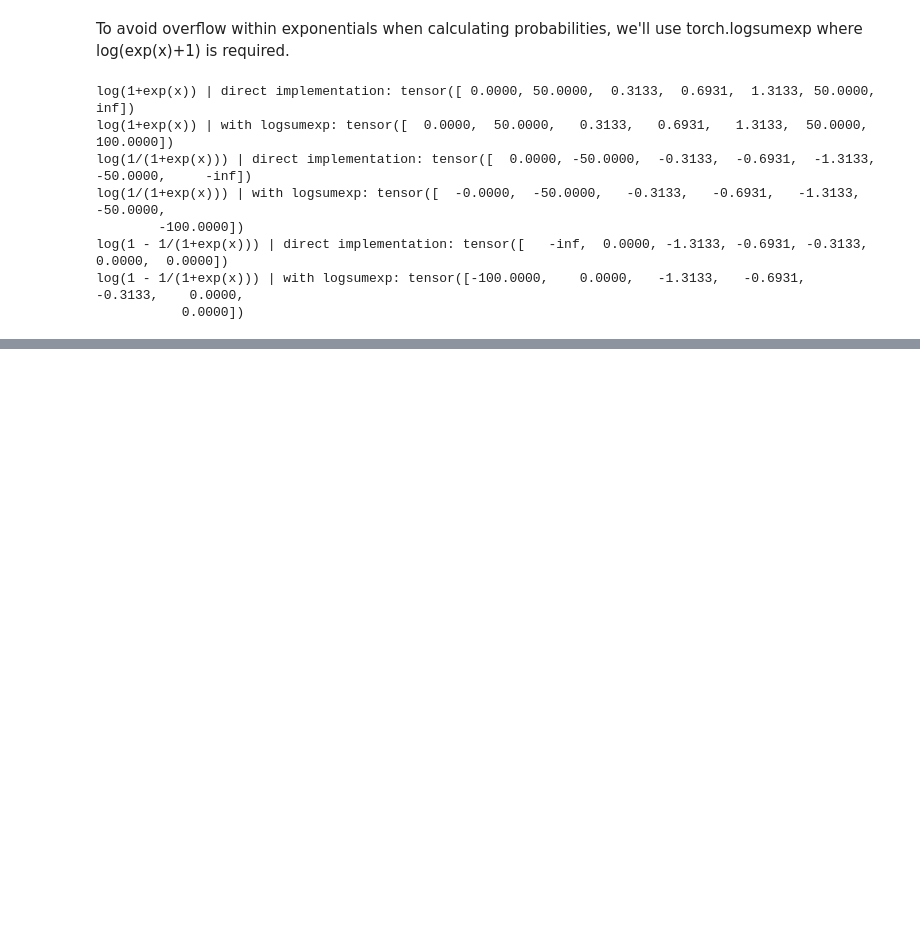
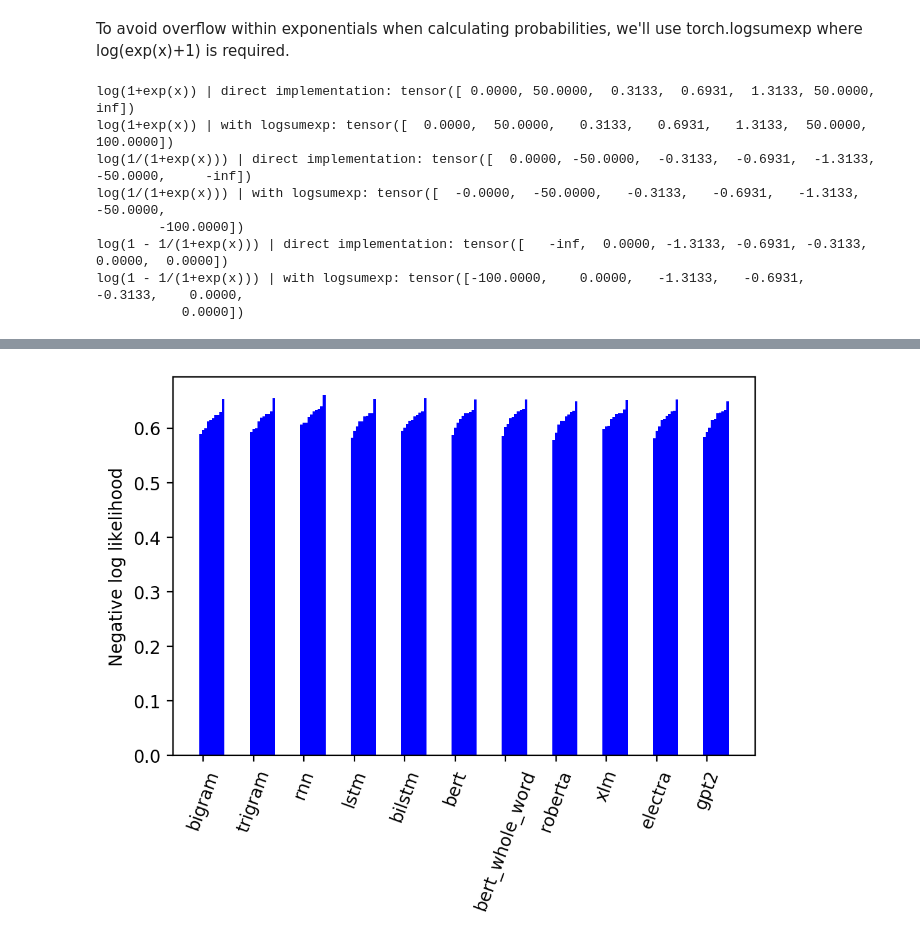
Before and after one commit to LpZamora/contstimlang, a Jupyter notebook: fit_model_parameters_vectorized.ipynb, the cells around one changed output, grey strips where cells are left out. Drawn from its saved outputs; the diff is of its cells as text; code cells hidden in the pictures; blank space fills up the shorter version.

```diff
--- a/fit_model_parameters_vectorized.ipynb
+++ b/fit_model_parameters_vectorized.ipynb
@@ -326,19 +358,19 @@ class SquashedSoftmax(ModelToHumanDecision):
 
 from collections import defaultdict
 
-gamma_boots=[]
 
-parameters={'squashes':minps,'gamma':10.0}
-model_class=FixedWidthSquashing
+
+# parameters={'squashes':minps,'gamma':10.0}
+# model_class=FixedWidthSquashing
 
 # parameters={'squashes':minps,'gamma':10.0,'width':np.ones(len(models))}
 # model_class=VariableWidthSquashing
 
-# parameters={'squashes':minps,'gamma':np.ones_like(minps)*10.0}
-# model_class=FixedWidthSquashingVariableGamma
+parameters={'squashes':minps,'gamma':np.ones_like(minps)*10.0}
+model_class=FixedWidthSquashingVariableGamma
 
 # parameters={'gamma':np.ones_like(minps)*10.0}
-# # model_class=VariableGammaNoSquash
+# model_class=VariableGammaNoSquash
 
 # parameters={'squashes':minps,'gamma':np.ones_like(minps)*10.0,'width':np.ones(len(models))}
 # model_class=VariableWidthSquashingVariableGamma
@@ -350,7 +382,7 @@ device='cpu'
 
 for boot in range(1):
 
-#    boots=np.random.choice(13, 13)
+    boots=np.random.choice(13, 13)
     boots=np.arange(13)
 
     fitset=[]
@@ -372,13 +404,14 @@ for boot in range(1):
     log_p1=defaultdict(list)
     log_p2=defaultdict(list)
     response_ind=defaultdict(list)
+
     for trial in fitset:
         model1_name=trial[0]
         log_p1[model1_name].append(trial[1])
         log_p2[model1_name].append(trial[2])
         response_ind[model1_name].append(trial[3])
 
-    for epoch in range(200): # for some models, one needs more than 200 epochs for convergence. I'd replace this loop with a convergence criterion.
+    for epoch in range(1000): # for some models, one needs more than 200 epochs for convergence. I'd replace this loop with a convergence criterion.
 
         loss = torch.tensor(0.,device=device,requires_grad = True)
 
@@ -387,7 +420,7 @@ for boot in range(1):
             log_p_sent=decision_model.decision_NLL(log_p1[model1_name],log_p2[model1_name],model=model1_name)
             take_by_2nd_dim=lambda x, idx: x[torch.arange(x.size(0)), idx]
             log_p_choice=take_by_2nd_dim(log_p_sent,response_ind[model1_name])
-            model_loss[i_model]=log_p_choice.sum()
+            model_loss[i_model]=log_p_choice.mean()
             loss=loss+model_loss[i_model]
 
         if epoch%90==0:
@@ -405,11 +438,18 @@ for boot in range(1):
     for i_model,model1_name in enumerate(models):
         print('{} {:.2f}'.format(model1_name,model_loss[i_model].item()))
 
-    squashes=decision_model.get_parameters()['squashes']
+    squashes=list(decision_model.parameters['squashes'].data.numpy())
+    gammas=list(decision_model.parameters['gamma'].data.numpy())
+    #gammas=float(decision_model.parameters['gamma'])
+
     if boot==0:
-        squash_boots=squashes
+        squash_boots=[squashes]
+        gamma_boots=[gammas]
+        losses=[[model_loss[i_model].item() for i_model in range(11)]]
     else:
-        squash_boots=np.concatenate((squash_boots,squashes),axis=0)
+        squash_boots.append(squashes)
+        gamma_boots.append(gammas)
+        losses.append([model_loss[i_model].item() for i_model in range(11)])
 # %% [output]
 0
 
@@ -574,24 +540,29 @@ squash_boots=squash_boots.T
 # %%
 #squash_boots=squash_boots.reshape([10,11])
 
 
 
 x=np.arange(11)*2
-plt.bar(x-0.2, maxps, width=0.1, color=[1,0,0])
+# plt.bar(x-0.2, maxps, width=0.1, color=[1,0,0])
 plt.bar(x-0.1, squash_boots[0], width=0.1, color=[0,0,1])
 plt.bar(x, squash_boots[1], width=0.1, color=[0,0,1])
 plt.bar(x+0.1, squash_boots[2], width=0.1, color=[0,0,1])
 plt.bar(x+0.2, squash_boots[3], width=0.1, color=[0,0,1])
 plt.bar(x+0.3, squash_boots[4], width=0.1, color=[0,0,1])
 plt.bar(x+0.4, squash_boots[5], width=0.1, color=[0,0,1])
 plt.bar(x+0.5, squash_boots[6], width=0.1, color=[0,0,1])
 plt.bar(x+0.6, squash_boots[7], width=0.1, color=[0,0,1])
 plt.bar(x+0.7, squash_boots[8], width=0.1, color=[0,0,1])
 plt.bar(x+0.8, squash_boots[9], width=0.1, color=[0,0,1])
-plt.bar(x+0.9, minps, width=0.1, color=[1,0,0])
+# plt.bar(x+0.9, minps, width=0.1, color=[1,0,0])
 
-plt.ylabel('Squash Thresholds')
+# plt.ylabel('Squash Thresholds')
+plt.ylabel('Negative log likelihood')
 plt.xticks(x,models,rotation=70)
 
+# plt.ylim([800,950])
+
 legs=['Min/Max baseline','Squash thresholds']
-plt.legend(legs,bbox_to_anchor=(1, 0.3, 0.2, 0.5))
+# plt.legend(legs,bbox_to_anchor=(1, 0.3, 0.2, 0.5))
+# %% [output]
+[figure, added]
```
Also changed, not shown: parts of 22 cells of this notebook.
